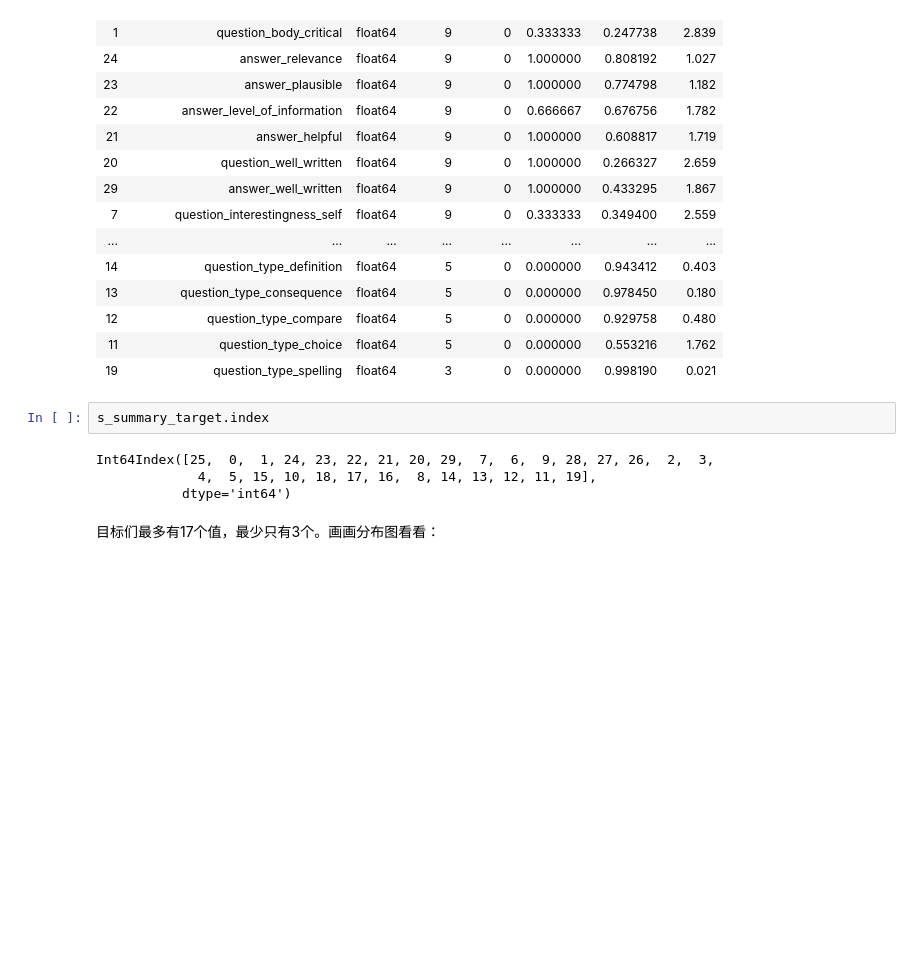
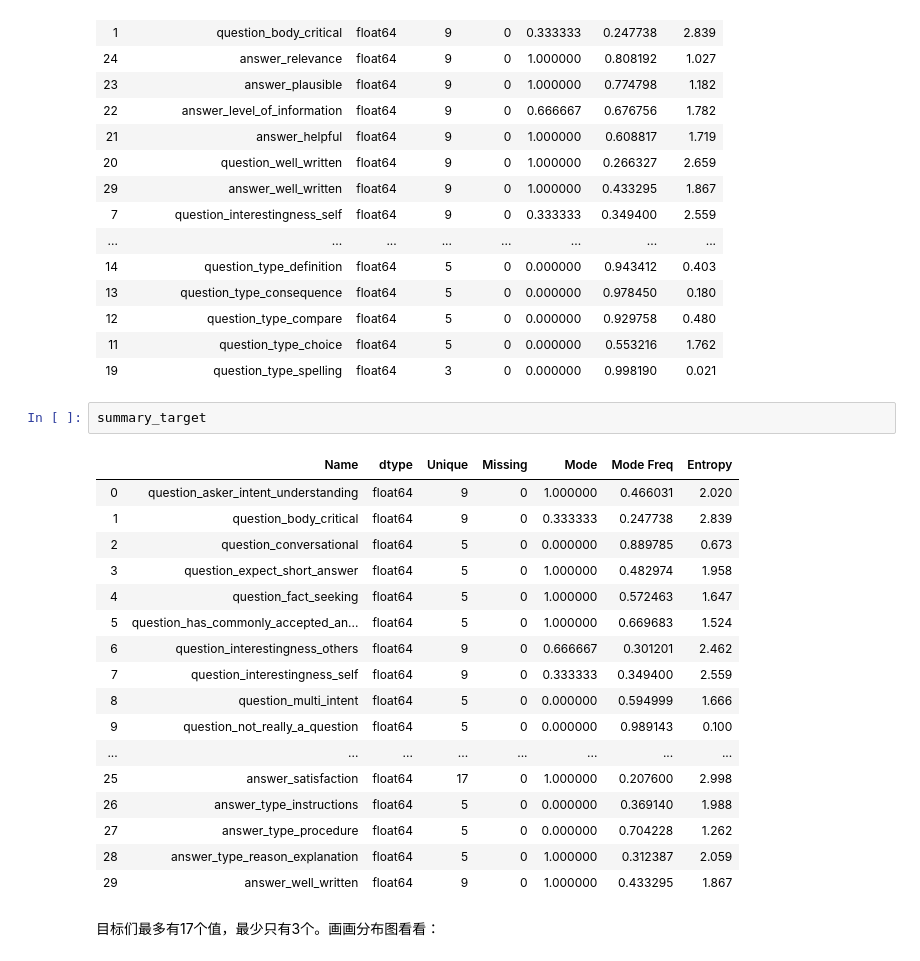
Before and after one commit to KasoLu/FLIP01, a Jupyter notebook: Code/project.ipynb, the cells around one changed output. Cells and saved outputs as stored; diff of their text form; blank space fills up the shorter version.

```diff
--- a/Code/project.ipynb
+++ b/Code/project.ipynb
@@ -97,11 +130,25 @@ s_summary_target
 | 12 | question_type_compare | float64 | 5 | 0 | 0.000000 | 0.929758 | 0.480 |
 | 11 | question_type_choice | float64 | 5 | 0 | 0.000000 | 0.553216 | 1.762 |
 | 19 | question_type_spelling | float64 | 3 | 0 | 0.000000 | 0.998190 | 0.021 |
-# %%
-s_summary_target.index
-# %% [output]
-Int64Index([25,  0,  1, 24, 23, 22, 21, 20, 29,  7,  6,  9, 28, 27, 26,  2,  3,
-             4,  5, 15, 10, 18, 17, 16,  8, 14, 13, 12, 11, 19],
-           dtype='int64')
+# %%
+summary_target
+# %% [output]
+|  | Name | dtype | Unique | Missing | Mode | Mode Freq | Entropy |
+| 0 | question_asker_intent_understanding | float64 | 9 | 0 | 1.000000 | 0.466031 | 2.020 |
+| 1 | question_body_critical | float64 | 9 | 0 | 0.333333 | 0.247738 | 2.839 |
+| 2 | question_conversational | float64 | 5 | 0 | 0.000000 | 0.889785 | 0.673 |
+| 3 | question_expect_short_answer | float64 | 5 | 0 | 1.000000 | 0.482974 | 1.958 |
+| 4 | question_fact_seeking | float64 | 5 | 0 | 1.000000 | 0.572463 | 1.647 |
+| 5 | question_has_commonly_accepted_an... | float64 | 5 | 0 | 1.000000 | 0.669683 | 1.524 |
+| 6 | question_interestingness_others | float64 | 9 | 0 | 0.666667 | 0.301201 | 2.462 |
+| 7 | question_interestingness_self | float64 | 9 | 0 | 0.333333 | 0.349400 | 2.559 |
+| 8 | question_multi_intent | float64 | 5 | 0 | 0.000000 | 0.594999 | 1.666 |
+| 9 | question_not_really_a_question | float64 | 5 | 0 | 0.000000 | 0.989143 | 0.100 |
+| ... | ... | ... | ... | ... | ... | ... | ... |
+| 25 | answer_satisfaction | float64 | 17 | 0 | 1.000000 | 0.207600 | 2.998 |
+| 26 | answer_type_instructions | float64 | 5 | 0 | 0.000000 | 0.369140 | 1.988 |
+| 27 | answer_type_procedure | float64 | 5 | 0 | 0.000000 | 0.704228 | 1.262 |
+| 28 | answer_type_reason_explanation | float64 | 5 | 0 | 1.000000 | 0.312387 | 2.059 |
+| 29 | answer_well_written | float64 | 9 | 0 | 1.000000 | 0.433295 | 1.867 |
 # %% [markdown]
 目标们最多有17个值，最少只有3个。画画分布图看看：
```
Also changed, not shown: parts of 11 cells of this notebook.
